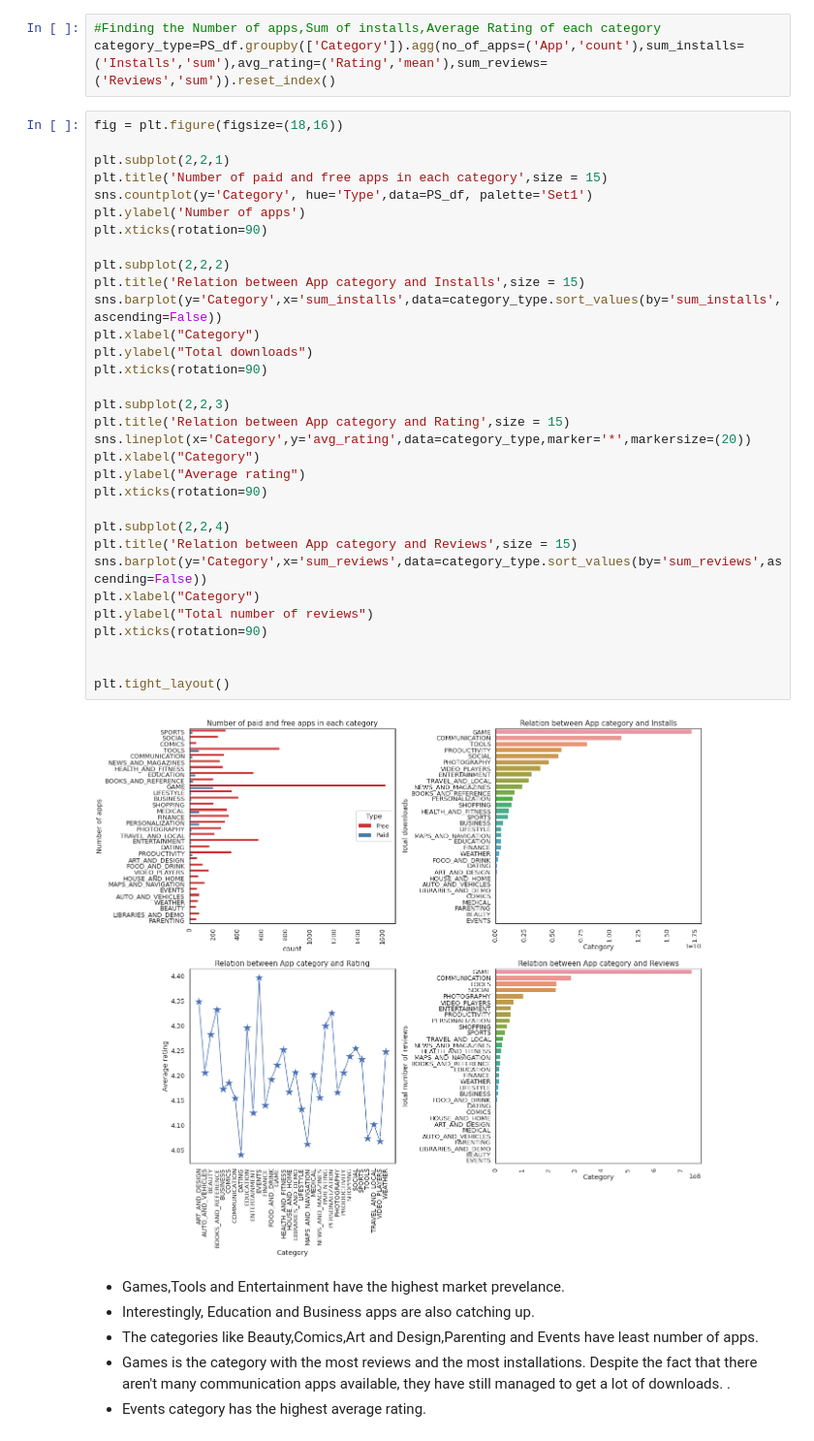
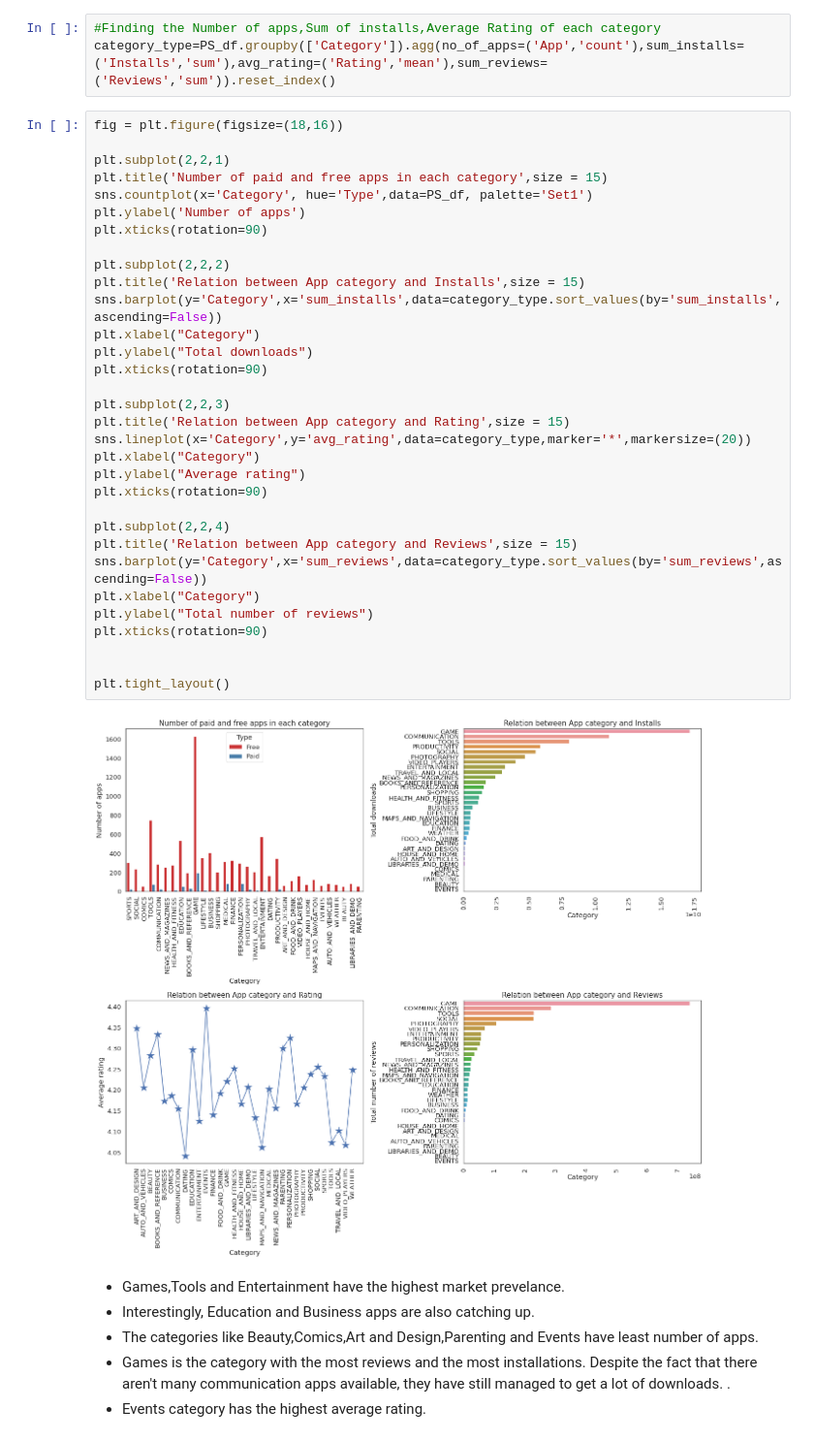
Before and after one commit to RadhikaRM/Playstore-Data-Analysis, a Jupyter notebook: PlayStore_EDA.ipynb, the cells around one changed output. Shown at 97% size. Drawn from its saved outputs; the diff is of its cells as text.

```diff
--- a/PlayStore_EDA.ipynb
+++ b/PlayStore_EDA.ipynb
@@ -1138,35 +1138,35 @@ fig = plt.figure(figsize=(18,16))
 
 plt.subplot(2,2,1)
 plt.title('Number of paid and free apps in each category',size = 15)
-sns.countplot(y='Category', hue='Type',data=PS_df, palette='Set1')
+sns.countplot(x='Category', hue='Type',data=PS_df, palette='Set1')
 plt.ylabel('Number of apps')
 plt.xticks(rotation=90)
 
 plt.subplot(2,2,2)
 plt.title('Relation between App category and Installs',size = 15)
 sns.barplot(y='Category',x='sum_installs',data=category_type.sort_values(by='sum_installs',ascending=False))
 plt.xlabel("Category")
 plt.ylabel("Total downloads")
 plt.xticks(rotation=90)
 
 plt.subplot(2,2,3)
 plt.title('Relation between App category and Rating',size = 15)
 sns.lineplot(x='Category',y='avg_rating',data=category_type,marker='*',markersize=(20))
 plt.xlabel("Category")
 plt.ylabel("Average rating")
 plt.xticks(rotation=90)
 
 plt.subplot(2,2,4)
 plt.title('Relation between App category and Reviews',size = 15)
 sns.barplot(y='Category',x='sum_reviews',data=category_type.sort_values(by='sum_reviews',ascending=False))
 plt.xlabel("Category")
 plt.ylabel("Total number of reviews")
 plt.xticks(rotation=90)
 
 
 plt.tight_layout()
 # %% [output]
-[figure, old version]
+[figure, new version]
 # %% [markdown]
 * Games,Tools and Entertainment  have the highest market prevelance.
 * Interestingly, Education and Business apps are also catching up.
```
Also changed, not shown: parts of 11 cells of this notebook.
